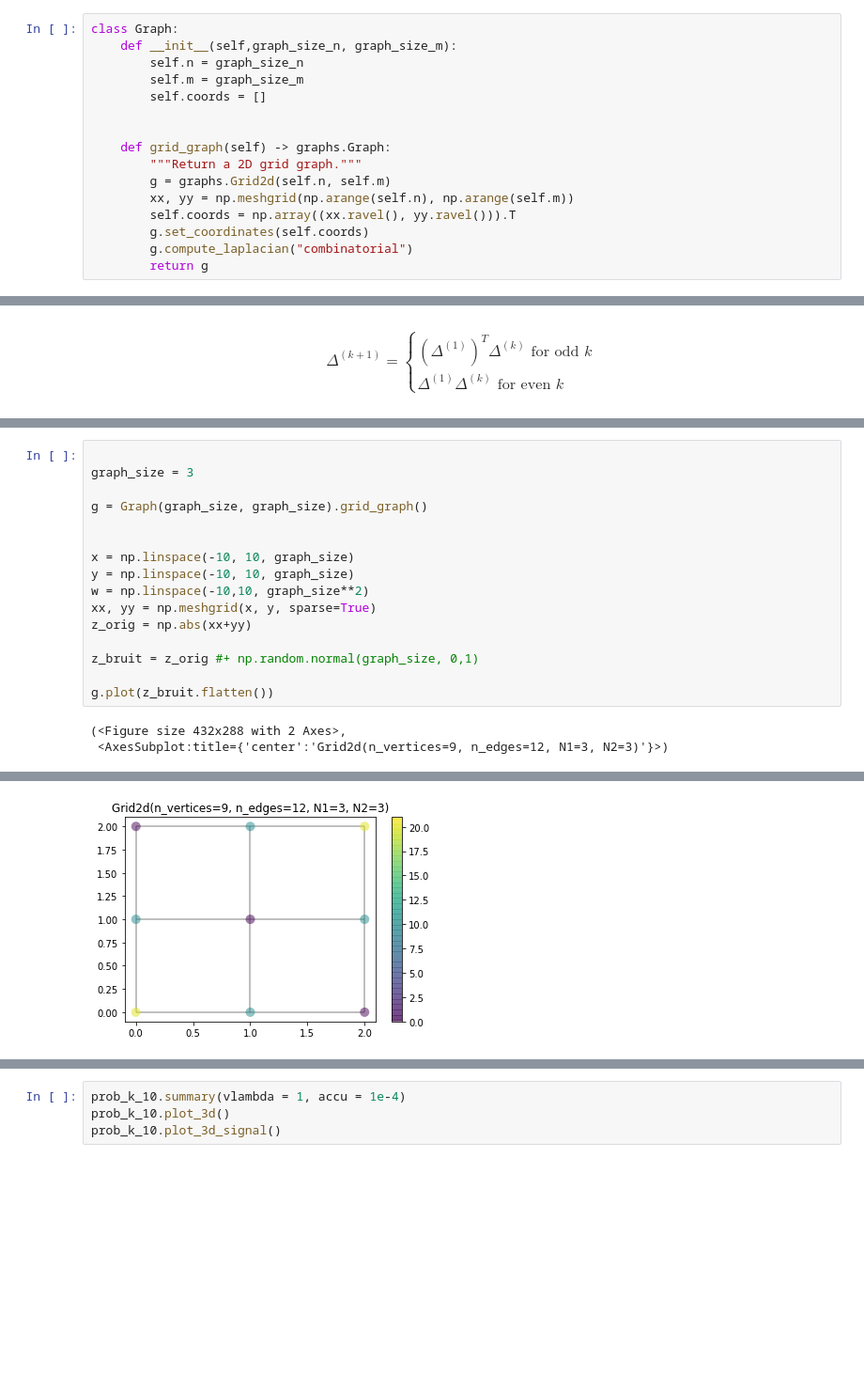
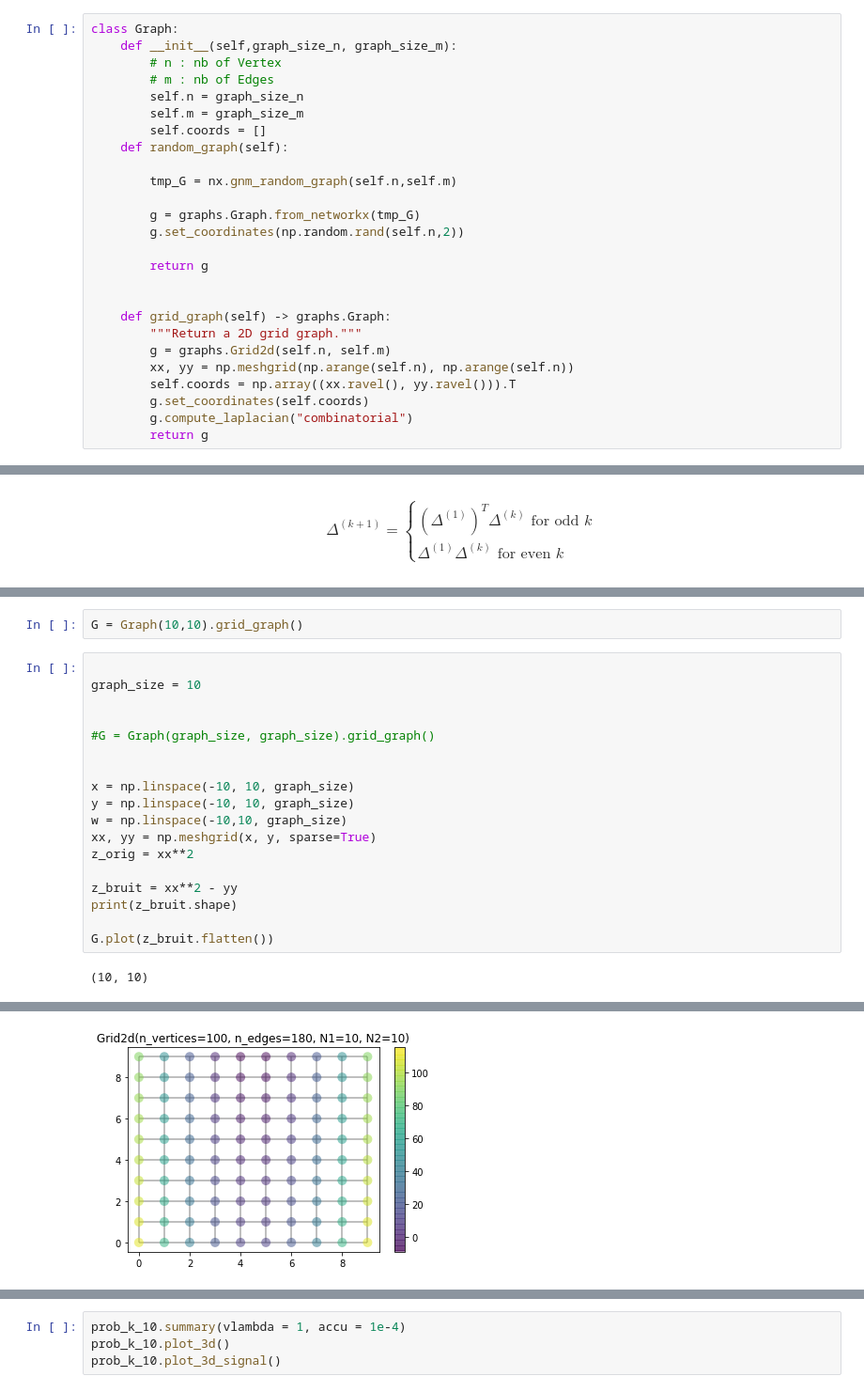
Before and after one commit to DorianJoubaud/Trend-Filtering-On-Graphs, a Jupyter notebook: Trend_Filtering_On_Graphs.ipynb, the cells around one changed output, grey strips where cells are left out. Shown at 94% size. Cells and saved outputs as stored; diff of their text form; blank space fills up the shorter version.

```diff
--- a/Trend_Filtering_On_Graphs.ipynb
+++ b/Trend_Filtering_On_Graphs.ipynb
@@ -16,15 +18,25 @@ from pygsp import graphs
 # %%
 class Graph:
     def __init__(self,graph_size_n, graph_size_m):
+        # n : nb of Vertex
+        # m : nb of Edges
         self.n = graph_size_n
         self.m = graph_size_m
         self.coords = []
+    def random_graph(self):
+
+        tmp_G = nx.gnm_random_graph(self.n,self.m)
+
+        g = graphs.Graph.from_networkx(tmp_G)
+        g.set_coordinates(np.random.rand(self.n,2))
+
+        return g
 
 
     def grid_graph(self) -> graphs.Graph:
         """Return a 2D grid graph."""
         g = graphs.Grid2d(self.n, self.m)
-        xx, yy = np.meshgrid(np.arange(self.n), np.arange(self.m))
+        xx, yy = np.meshgrid(np.arange(self.n), np.arange(self.n))
         self.coords = np.array((xx.ravel(), yy.ravel())).T
         g.set_coordinates(self.coords)
         g.compute_laplacian("combinatorial")
@@ -313,19 +342,22 @@ def sec_diff(L, inc):
+# %%
+G = Graph(10,10).grid_graph()
 # %%
 
-graph_size = 3
+graph_size = 10
 
-g = Graph(graph_size, graph_size).grid_graph()
+
+#G = Graph(graph_size, graph_size).grid_graph()
 
 
 x = np.linspace(-10, 10, graph_size)
 y = np.linspace(-10, 10, graph_size)
-w = np.linspace(-10,10, graph_size**2)
+w = np.linspace(-10,10, graph_size)
 xx, yy = np.meshgrid(x, y, sparse=True)
-z_orig = np.abs(xx+yy)
+z_orig = xx**2
 
-z_bruit = z_orig #+ np.random.normal(graph_size, 0,1)
+z_bruit = xx**2 - yy
+print(z_bruit.shape)
 
-g.plot(z_bruit.flatten())
+G.plot(z_bruit.flatten())
 # %% [output]
-(<Figure size 432x288 with 2 Axes>,
- <AxesSubplot:title={'center':'Grid2d(n_vertices=9, n_edges=12, N1=3, N2=3)'}>)
+(10, 10)
@@ -332,2 +366,2 @@ g.plot(z_bruit.flatten())
-[figure, old version]
+[figure, new version]
 # %%
```
Also changed, not shown: parts of 14 cells of this notebook, 3 other files.
